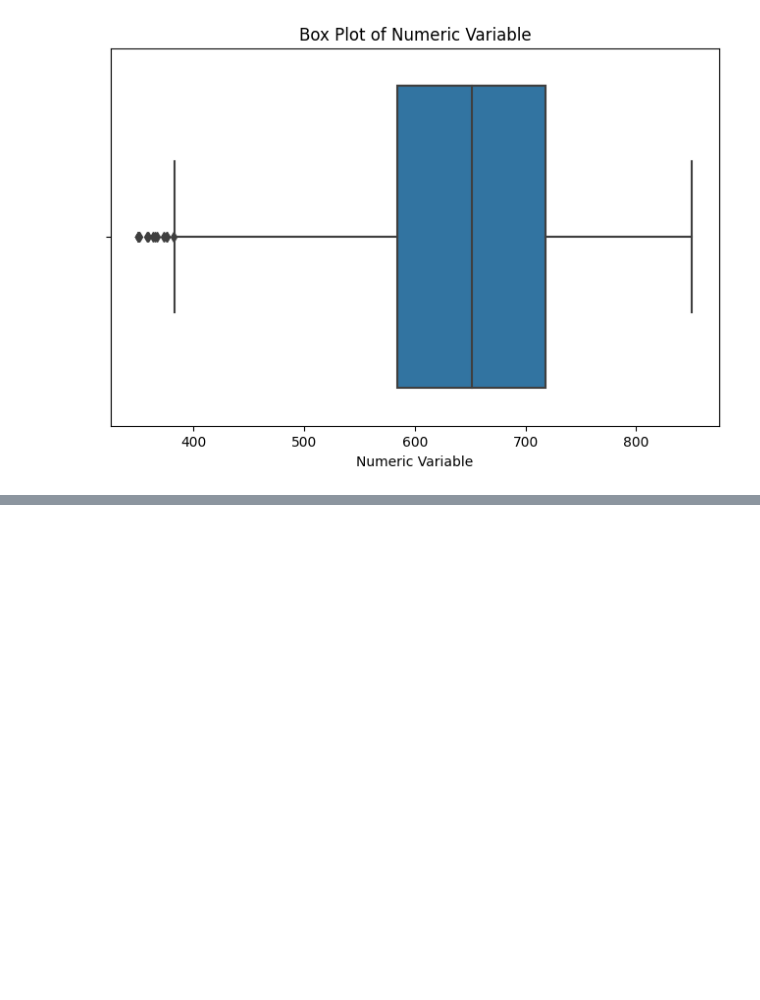
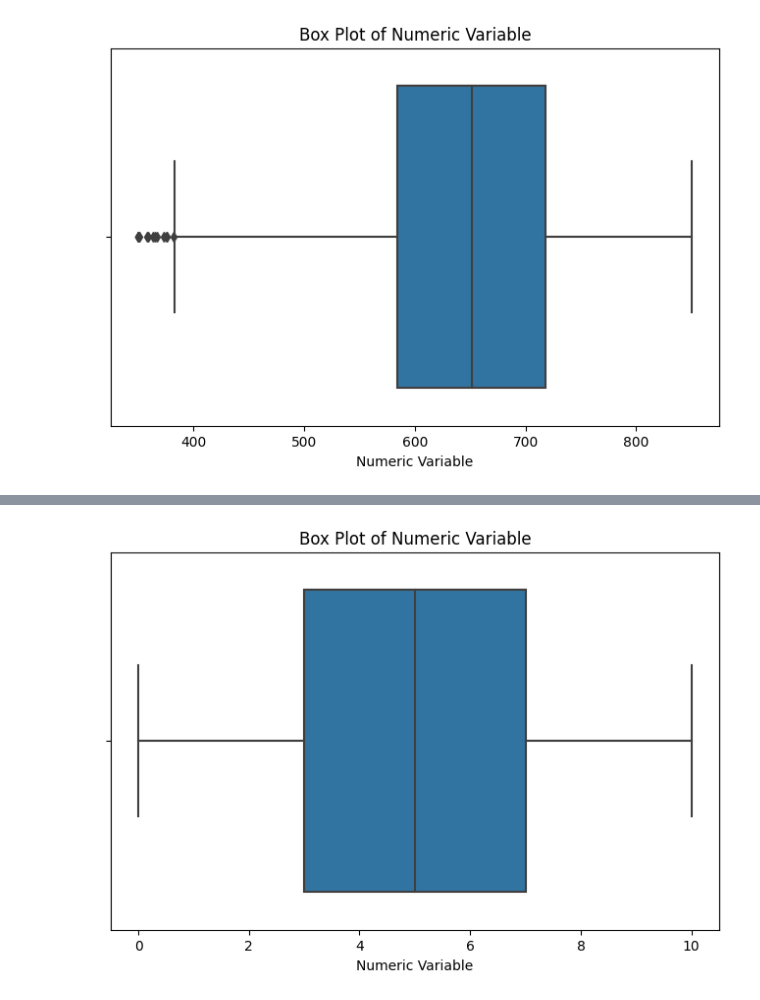
Before and after one commit to raziyasultan/AI_ML_internship, a Jupyter notebook: Task2_Dataset1.ipynb, the cells around one changed output, grey strips where cells are left out. Drawn from its saved outputs; the diff is of its cells as text; code cells hidden in the pictures; blank space fills up the shorter version.

```diff
--- a/Task2_Dataset1.ipynb
+++ b/Task2_Dataset1.ipynb
@@ -94,0 +127,8 @@ df.describe()
+# %%
+plt.figure(figsize=(8, 5))
+sns.boxplot(x=numeric_data)
+plt.title('Box Plot of Numeric Variable')
+plt.xlabel('Numeric Variable')
+plt.show()
+# %% [output]
+[figure, added]
```
Also changed, not shown: parts of 7 cells of this notebook.
